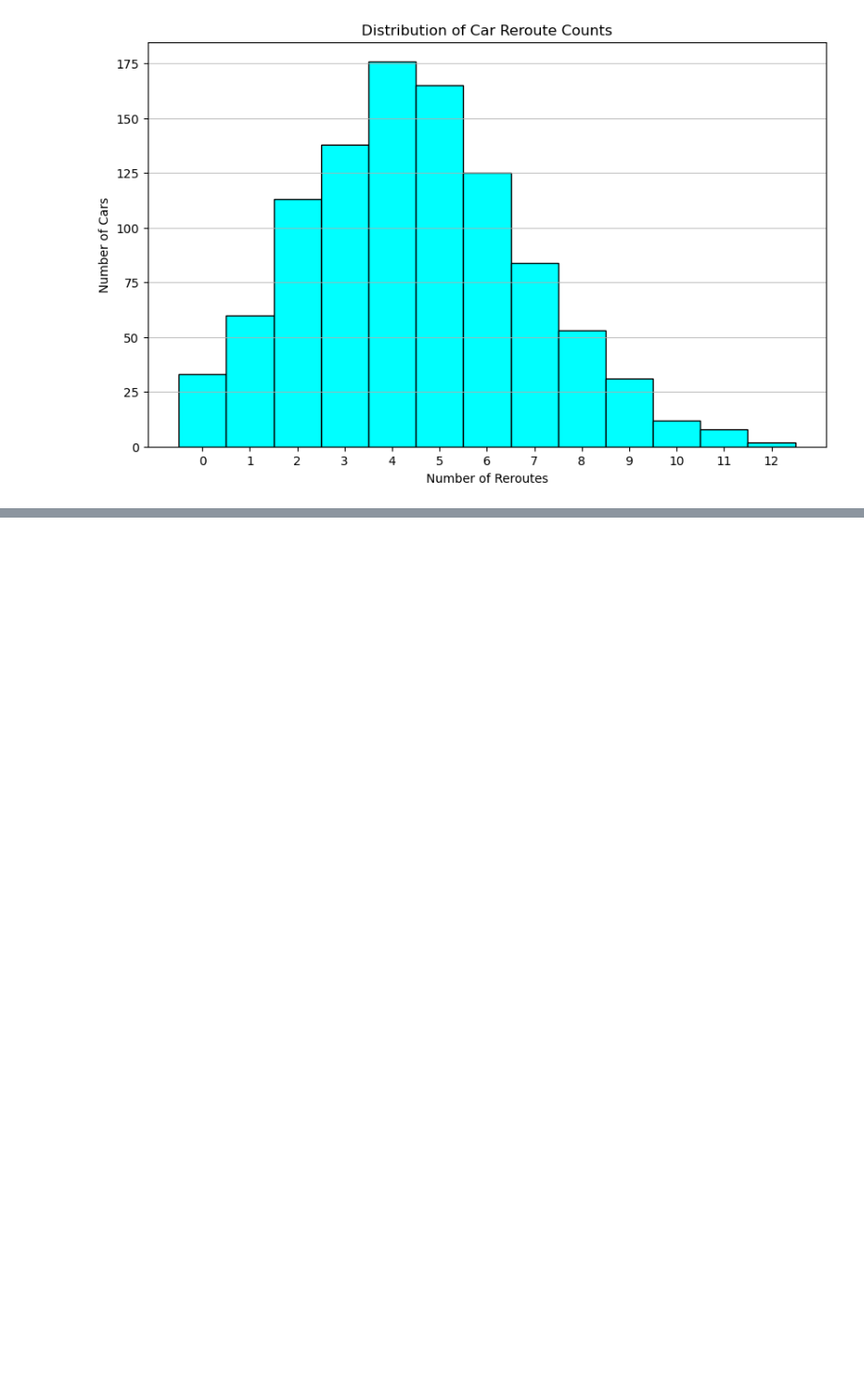
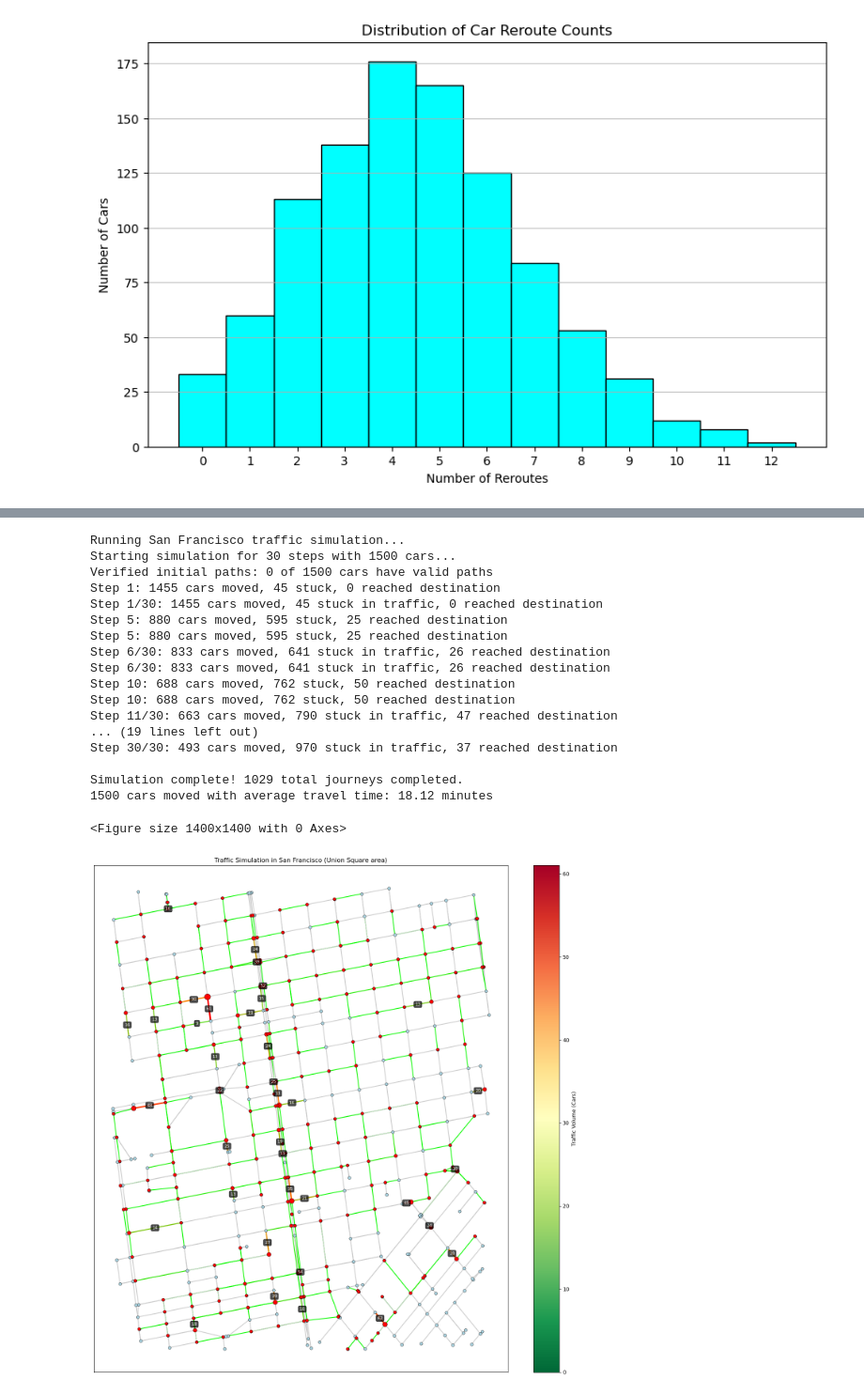
Before and after one commit to lifee77/Simulating-Complex-Systems-CS166, a Jupyter notebook: lba/chatgpt-notebook.ipynb, the cells around one changed output, grey strips where cells are left out. Shown at 94% size. Saved outputs shown, nothing was run; the diff lists cells and outputs as text; code cells hidden in the pictures; blank space fills up the shorter version.

```diff
--- a/lba/chatgpt-notebook.ipynb
+++ b/lba/chatgpt-notebook.ipynb
@@ -872,0 +816,31 @@ Based on the diagnostics, we'll update the TrafficSimulator class to fix the mov
+# %%
+# Run the simulation for 30 steps to ensure traffic patterns emerge
+print("Running San Francisco traffic simulation...")
+sf_traffic_data = sf_simulator.simulate(num_steps=20)
+
+# Visualize the traffic after simulation
+plt.figure(figsize=(14, 14))
+sf_simulator.plot_traffic(figsize=(14, 14))
+plt.title("Traffic Simulation in San Francisco (Union Square area)")
+plt.tight_layout()
+plt.show()
+# %% [output]
+Running San Francisco traffic simulation...
+Starting simulation for 30 steps with 1500 cars...
+Verified initial paths: 0 of 1500 cars have valid paths
+Step 1: 1455 cars moved, 45 stuck, 0 reached destination
+Step 1/30: 1455 cars moved, 45 stuck in traffic, 0 reached destination
+Step 5: 880 cars moved, 595 stuck, 25 reached destination
+Step 5: 880 cars moved, 595 stuck, 25 reached destination
+Step 6/30: 833 cars moved, 641 stuck in traffic, 26 reached destination
+Step 6/30: 833 cars moved, 641 stuck in traffic, 26 reached destination
+Step 10: 688 cars moved, 762 stuck, 50 reached destination
+Step 10: 688 cars moved, 762 stuck, 50 reached destination
+Step 11/30: 663 cars moved, 790 stuck in traffic, 47 reached destination
+... (19 lines left out)
+Step 30/30: 493 cars moved, 970 stuck in traffic, 37 reached destination
+
+Simulation complete! 1029 total journeys completed.
+1500 cars moved with average travel time: 18.12 minutes
+<Figure size 1400x1400 with 0 Axes>
+[figure, added]
```
Also changed, not shown: parts of 7 cells of this notebook, 1 other file.
